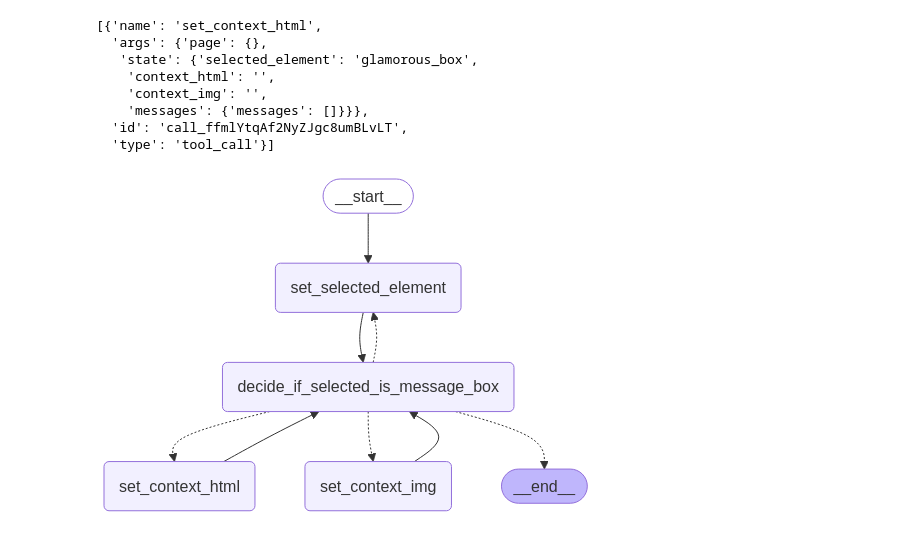
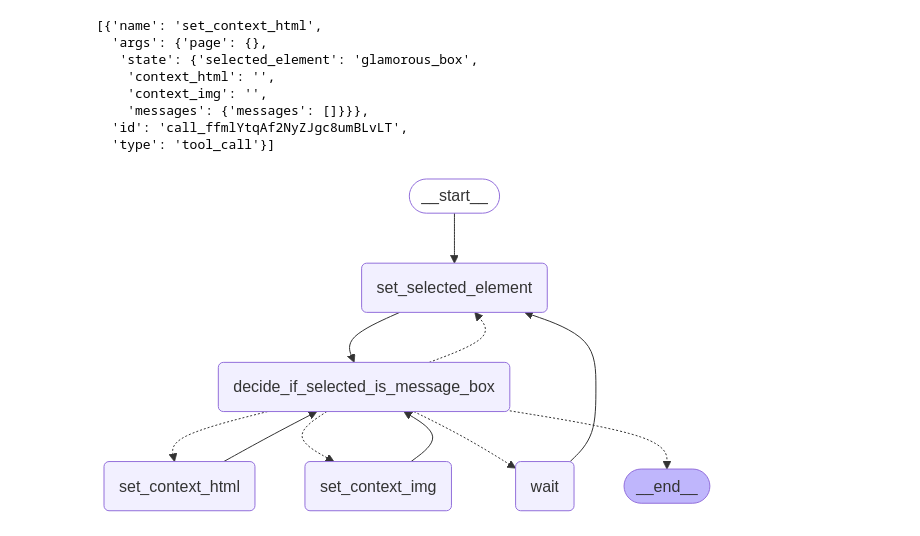
Before and after one commit to NawidT/rapid_translate, a Jupyter notebook: testing.ipynb, the cells around one changed output. Saved outputs shown, nothing was run; the diff lists cells and outputs as text; code cells hidden in the pictures.

Commit message:
added the agent wait for HITL (human in the loop)

```diff
--- a/testing.ipynb
+++ b/testing.ipynb
@@ -144,20 +178,22 @@ p_state['messages'][-1].tool_calls
 # %%
 graph = StateGraph(RT_State)
 
 graph.add_node("set_selected_element", set_selected_element)
 graph.add_node("set_context_html", set_context_html)
 graph.add_node("set_context_img", set_context_img)
 graph.add_node("decide_if_selected_is_message_box", decide_if_selected_is_message_box)
+graph.add_node("wait", handle_wait)
 
 graph.add_edge(START, "set_selected_element")
 
 graph.add_edge("set_selected_element", "decide_if_selected_is_message_box")
 graph.add_edge("set_context_html", "decide_if_selected_is_message_box")
 graph.add_edge("set_context_img", "decide_if_selected_is_message_box")
 graph.add_conditional_edges(
     "decide_if_selected_is_message_box",
     cond_edge_is_messbox,
 )
+graph.add_edge("wait", "set_selected_element")
 graph.compile()
 # %% [output]
-[figure, old version]
+[figure, new version]
```
Also changed, not shown: parts of 3 cells of this notebook, 1 other file.
